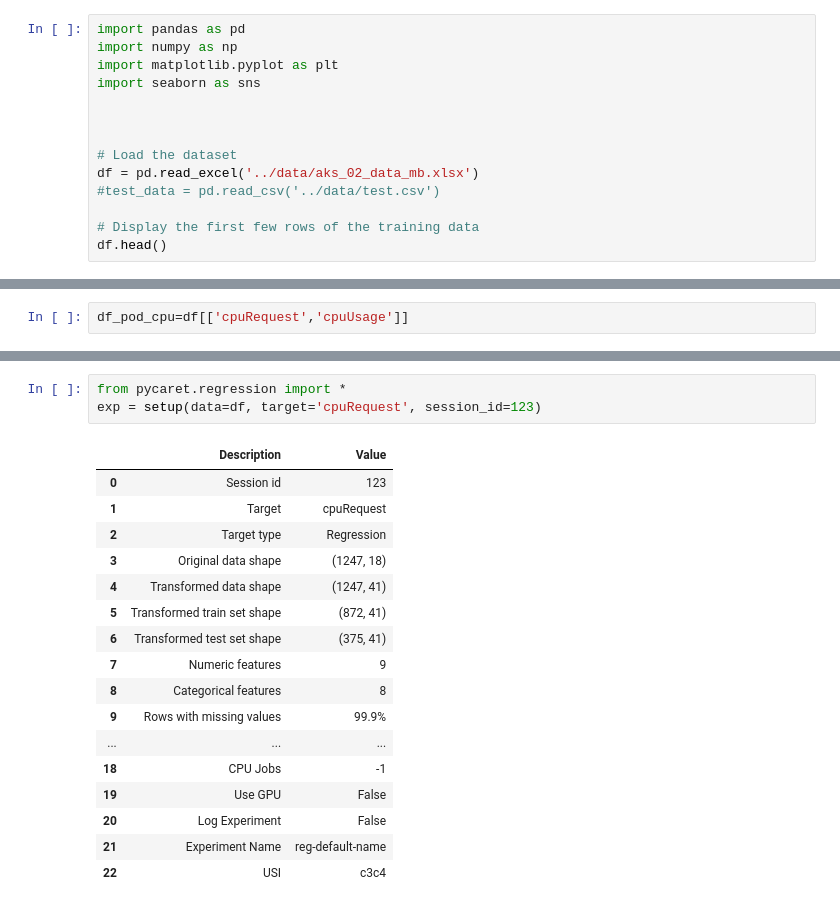
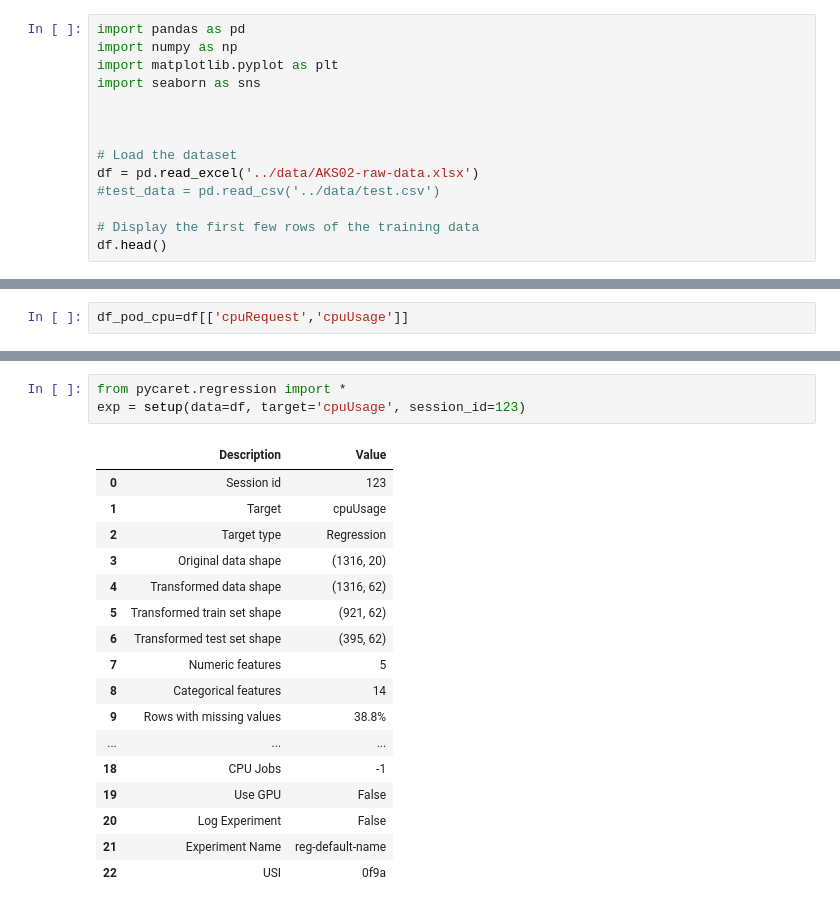
Before and after one commit to MyGitRepo-1979/MLearn, a Jupyter notebook: KubeTuner/kubetune1.0/notebooks/aks_eda.ipynb, the cells around one changed output, grey strips where cells are left out. Cells and saved outputs as stored; diff of their text form.

```diff
--- a/KubeTuner/kubetune1.0/notebooks/aks_eda.ipynb
+++ b/KubeTuner/kubetune1.0/notebooks/aks_eda.ipynb
@@ -11,7 +11,7 @@ import seaborn as sns
 
 
 # Load the dataset
-df = pd.read_excel('../data/aks_02_data_mb.xlsx')
+df = pd.read_excel('../data/AKS02-raw-data.xlsx')
 #test_data = pd.read_csv('../data/test.csv')
 
 # Display the first few rows of the training data
@@ -83,24 +81,24 @@ sns.heatmap(df_pod_cpu.corr())
 # %%
 from pycaret.regression import *
-exp = setup(data=df, target='cpuRequest', session_id=123)
+exp = setup(data=df, target='cpuUsage', session_id=123)
 # %% [output]
 |  | Description | Value |
 | 0 | Session id | 123 |
-| 1 | Target | cpuRequest |
+| 1 | Target | cpuUsage |
 | 2 | Target type | Regression |
-| 3 | Original data shape | (1247, 18) |
-| 4 | Transformed data shape | (1247, 41) |
-| 5 | Transformed train set shape | (872, 41) |
-| 6 | Transformed test set shape | (375, 41) |
-| 7 | Numeric features | 9 |
-| 8 | Categorical features | 8 |
-| 9 | Rows with missing values | 99.9% |
+| 3 | Original data shape | (1316, 20) |
+| 4 | Transformed data shape | (1316, 62) |
+| 5 | Transformed train set shape | (921, 62) |
+| 6 | Transformed test set shape | (395, 62) |
+| 7 | Numeric features | 5 |
+| 8 | Categorical features | 14 |
+| 9 | Rows with missing values | 38.8% |
 | ... | ... | ... |
 | 18 | CPU Jobs | -1 |
 | 19 | Use GPU | False |
 | 20 | Log Experiment | False |
 | 21 | Experiment Name | reg-default-name |
-| 22 | USI | c3c4 |
+| 22 | USI | 0f9a |
 # %%
 best_model = compare_models()
 # %% [output]
```
Also changed, not shown: parts of 8 cells of this notebook, 2 other files.
